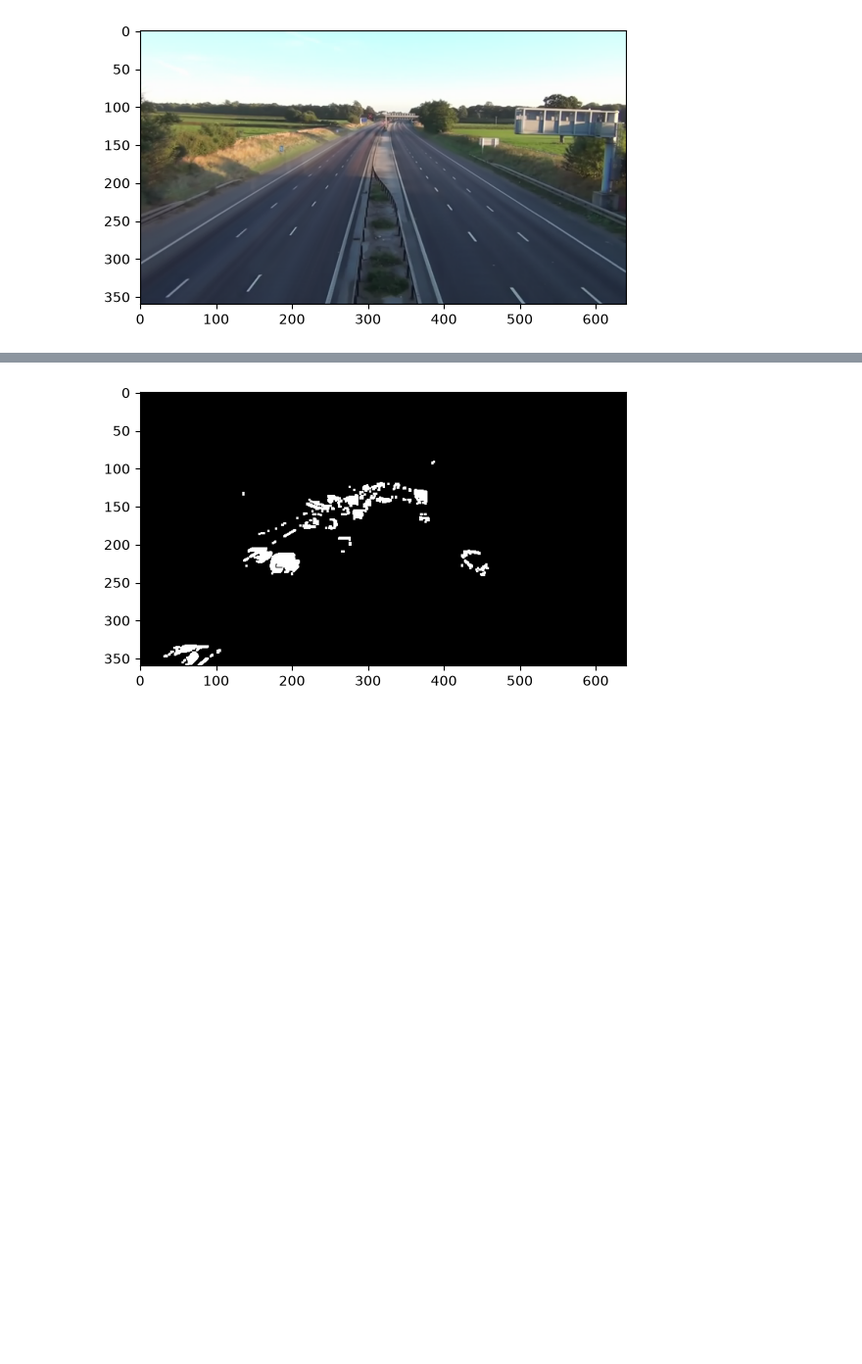
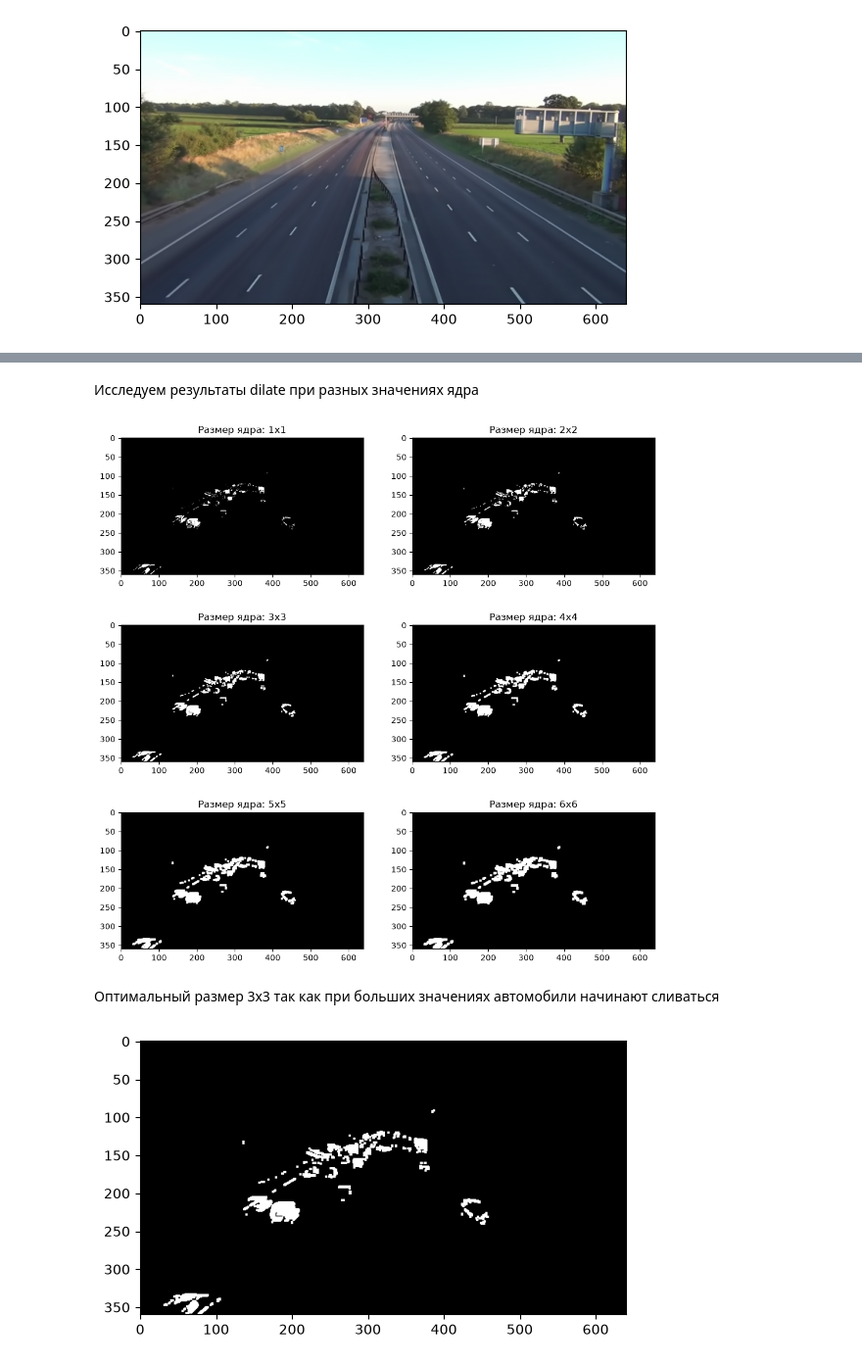
Before and after one commit to CondoR-R/university, a Jupyter notebook: английский/lab_1/lab_1.ipynb, the cells around one changed output, grey strips where cells are left out. Shown at 98% size. Drawn from its saved outputs; the diff is of its cells as text; code cells hidden in the pictures; blank space fills up the shorter version.

```diff
--- a/английский/lab_1/lab_1.ipynb
+++ b/английский/lab_1/lab_1.ipynb
@@ -75,3 +92,19 @@ plt.show()
+# %% [markdown]
+Исследуем результаты dilate при разных значениях ядра
+# %%
+kernel_sizes = [i for i in range(1, 7)]
+_, axes = plt.subplots(3, 2, figsize=(12, 12))
+for ax, kernel_size in zip(axes.ravel(), kernel_sizes):
+    kernel = np.ones((kernel_size, kernel_size), np.uint8)
+    dilated = cv2.dilate(difference_bin[0], kernel)
+
+    ax.set_title(f'Размер ядра: {kernel_size}x{kernel_size}')
+    ax.imshow(dilated, cmap='gray')
+plt.show()
+# %% [output]
+[figure, added]
+# %% [markdown]
+Оптимальный размер 3x3 так как при больших значениях автомобили начинают сливаться
 # %%
 kernel_dilate = np.ones((3, 3), np.uint8)
 
```
Also changed, not shown: parts of 31 cells of this notebook, 1 other file.
